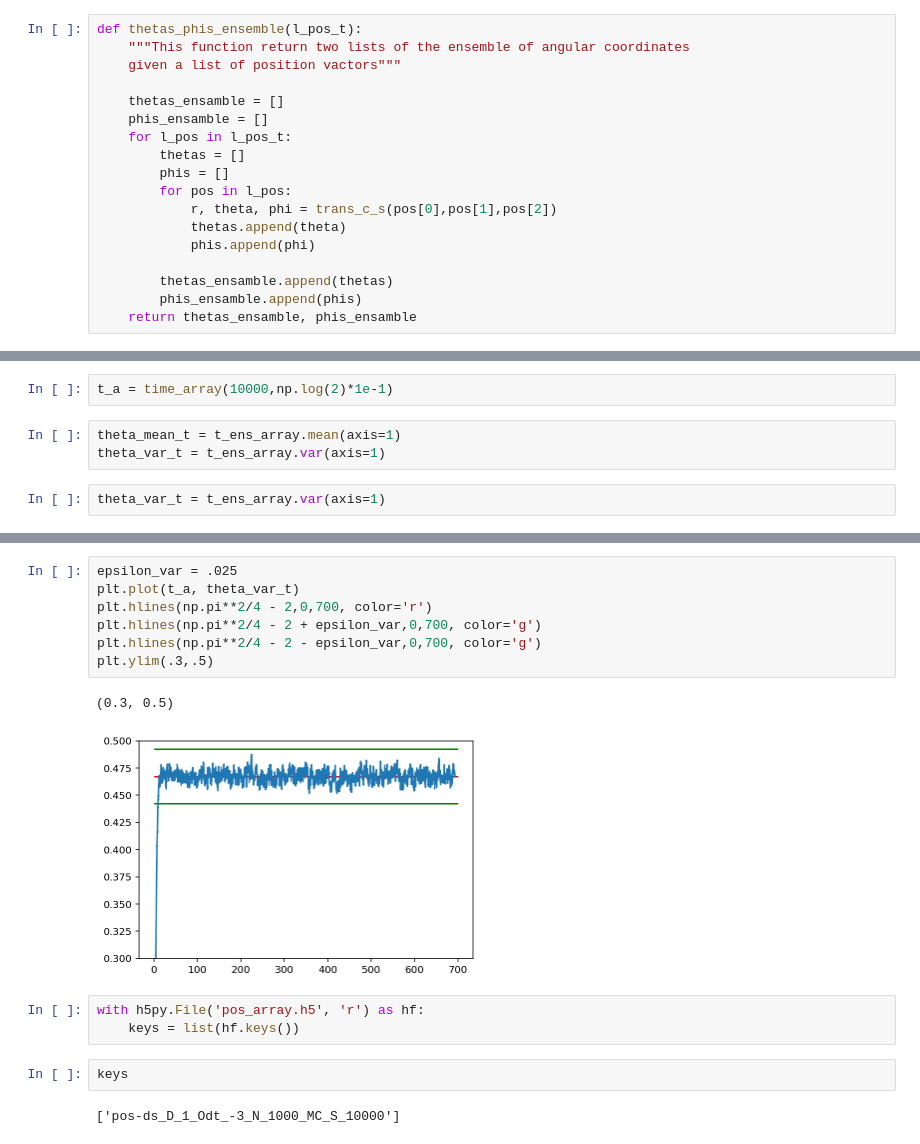
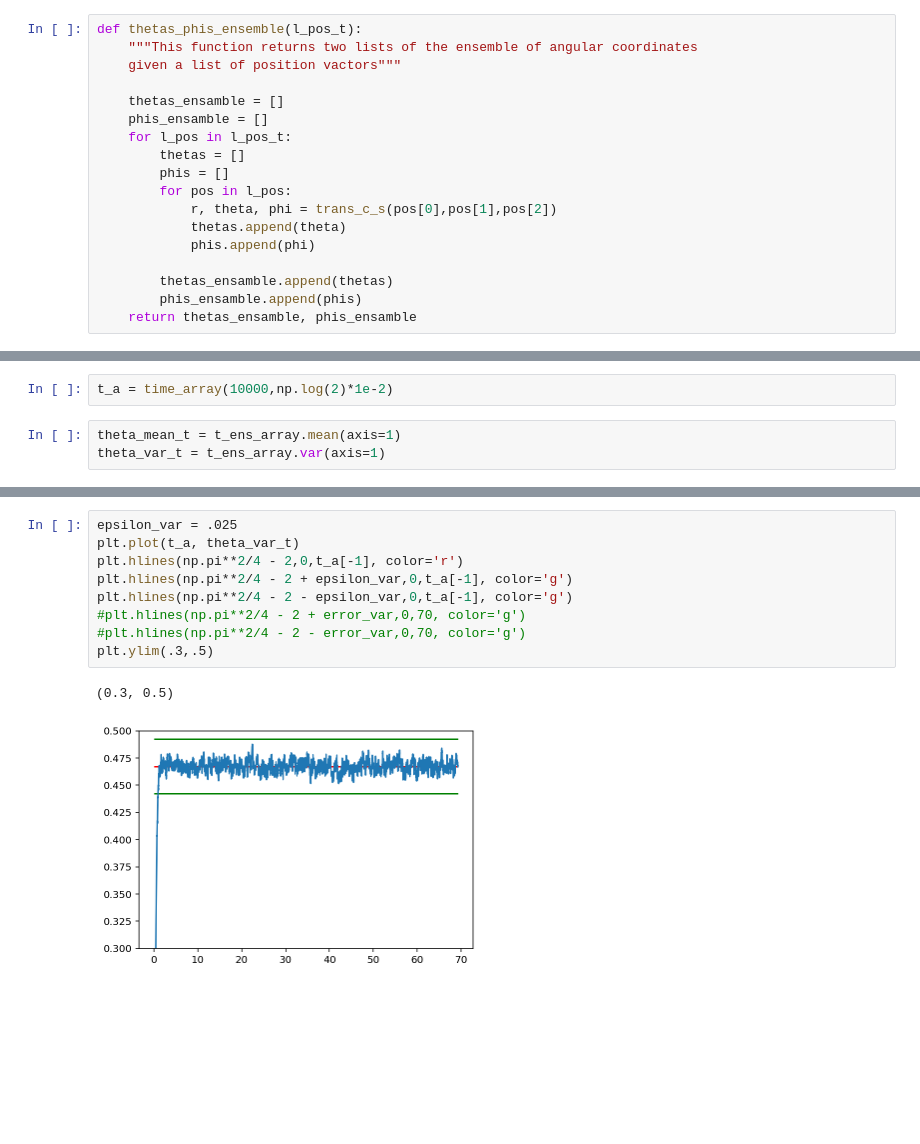
Before and after one commit to AdrianoValdesGomez/PhD-Thesis, a Jupyter notebook: Free_Diffusion_Simulations_PhD.ipynb, the cells around one changed output, grey strips where cells are left out. Saved outputs shown, nothing was run; the diff lists cells and outputs as text; blank space fills up the shorter version.

```diff
--- a/Free_Diffusion_Simulations_PhD.ipynb
+++ b/Free_Diffusion_Simulations_PhD.ipynb
@@ -343,7 +343,7 @@ pos_array.h5
 l_pos_t = [[v for v in data[i]] for i in range(data.shape[0])]
 # %%
 def thetas_phis_ensemble(l_pos_t):
-    """This function return two lists of the ensemble of angular coordinates
+    """This function returns two lists of the ensemble of angular coordinates
     given a list of position vactors"""
 
     thetas_ensamble = []
@@ -372,12 +372,10 @@ def time_array(MC_steps, dt):
         tiempos.append(suma)
     return np.array(tiempos)
 # %%
-t_a = time_array(10000,np.log(2)*1e-1)
+t_a = time_array(10000,np.log(2)*1e-2)
 # %%
 theta_mean_t = t_ens_array.mean(axis=1)
 theta_var_t = t_ens_array.var(axis=1)
-# %%
-theta_var_t = t_ens_array.var(axis=1)
 # %%
 epsilon_mean = 0.05
 plt.plot(t_a, theta_mean_t)
@@ -391,17 +389,12 @@ plt.ylim(1.2,1.7)
 # %%
 epsilon_var = .025
 plt.plot(t_a, theta_var_t)
-plt.hlines(np.pi**2/4 - 2,0,700, color='r')
-plt.hlines(np.pi**2/4 - 2 + epsilon_var,0,700, color='g')
-plt.hlines(np.pi**2/4 - 2 - epsilon_var,0,700, color='g')
+plt.hlines(np.pi**2/4 - 2,0,t_a[-1], color='r')
+plt.hlines(np.pi**2/4 - 2 + epsilon_var,0,t_a[-1], color='g')
+plt.hlines(np.pi**2/4 - 2 - epsilon_var,0,t_a[-1], color='g')
+#plt.hlines(np.pi**2/4 - 2 + error_var,0,70, color='g')
+#plt.hlines(np.pi**2/4 - 2 - error_var,0,70, color='g')
 plt.ylim(.3,.5)
 # %% [output]
 (0.3, 0.5)
-[figure, old version]
+[figure, new version]
-# %%
-with h5py.File('pos_array.h5', 'r') as hf:
-    keys = list(hf.keys())
-# %%
-keys
-# %% [output]
-['pos-ds_D_1_Odt_-3_N_1000_MC_S_10000']
```
Also changed, not shown: parts of 23 cells of this notebook.
